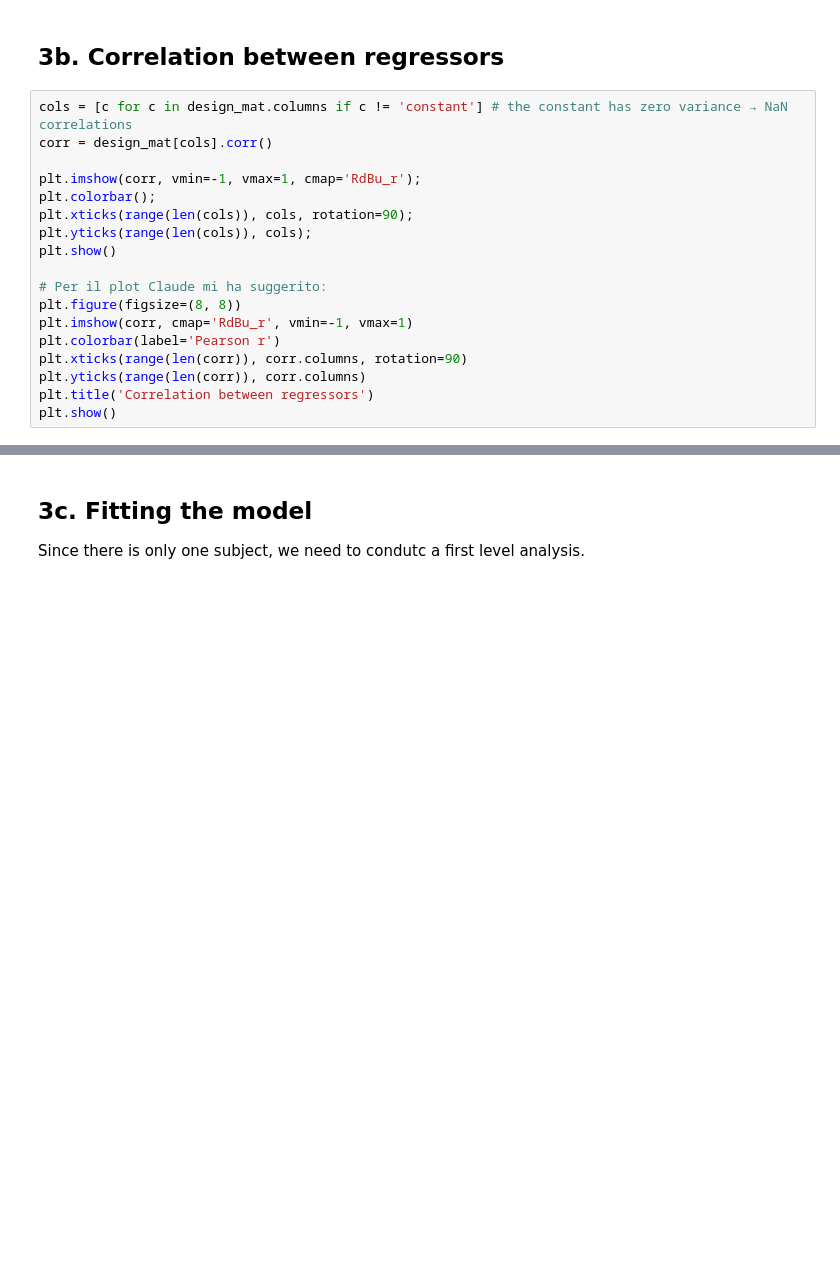
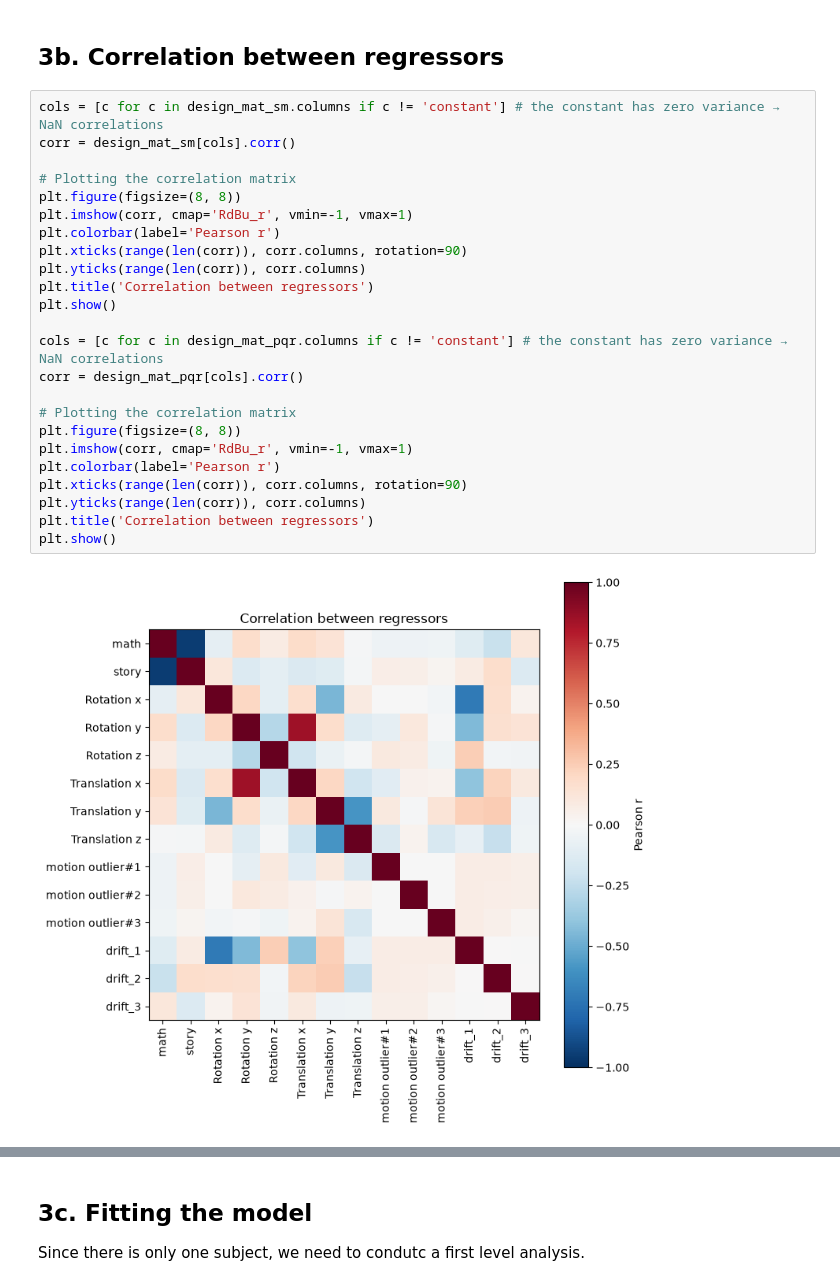
Before and after one commit to riccardobonagura/NSSP_project_1, a Jupyter notebook: notebooks/Part1_GLM.ipynb, the cells around one changed output, grey strips where cells are left out. Cells and saved outputs as stored; diff of their text form; blank space fills up the shorter version.

```diff
--- a/notebooks/Part1_GLM.ipynb
+++ b/notebooks/Part1_GLM.ipynb
@@ -481,20 +582,28 @@ print("File condivisi salvati in:", shared_dir)
 # %% [markdown]
 ## 3b. Correlation between regressors
 # %%
-cols = [c for c in design_mat.columns if c != 'constant'] # the constant has zero variance → NaN correlations
-corr = design_mat[cols].corr()
+cols = [c for c in design_mat_sm.columns if c != 'constant'] # the constant has zero variance → NaN correlations
+corr = design_mat_sm[cols].corr()
 
-plt.imshow(corr, vmin=-1, vmax=1, cmap='RdBu_r');
-plt.colorbar();
-plt.xticks(range(len(cols)), cols, rotation=90);
-plt.yticks(range(len(cols)), cols);
-plt.show()
-
-# Per il plot Claude mi ha suggerito:
+# Plotting the correlation matrix
 plt.figure(figsize=(8, 8))
 plt.imshow(corr, cmap='RdBu_r', vmin=-1, vmax=1)
 plt.colorbar(label='Pearson r')
 plt.xticks(range(len(corr)), corr.columns, rotation=90)
 plt.yticks(range(len(corr)), corr.columns)
 plt.title('Correlation between regressors')
 plt.show()
+
+cols = [c for c in design_mat_pqr.columns if c != 'constant'] # the constant has zero variance → NaN correlations
+corr = design_mat_pqr[cols].corr()
+
+# Plotting the correlation matrix
+plt.figure(figsize=(8, 8))
+plt.imshow(corr, cmap='RdBu_r', vmin=-1, vmax=1)
+plt.colorbar(label='Pearson r')
+plt.xticks(range(len(corr)), corr.columns, rotation=90)
+plt.yticks(range(len(corr)), corr.columns)
+plt.title('Correlation between regressors')
+plt.show()
+# %% [output]
+[figure, added]
```
Also changed, not shown: parts of 20 cells of this notebook, 1 other file.
